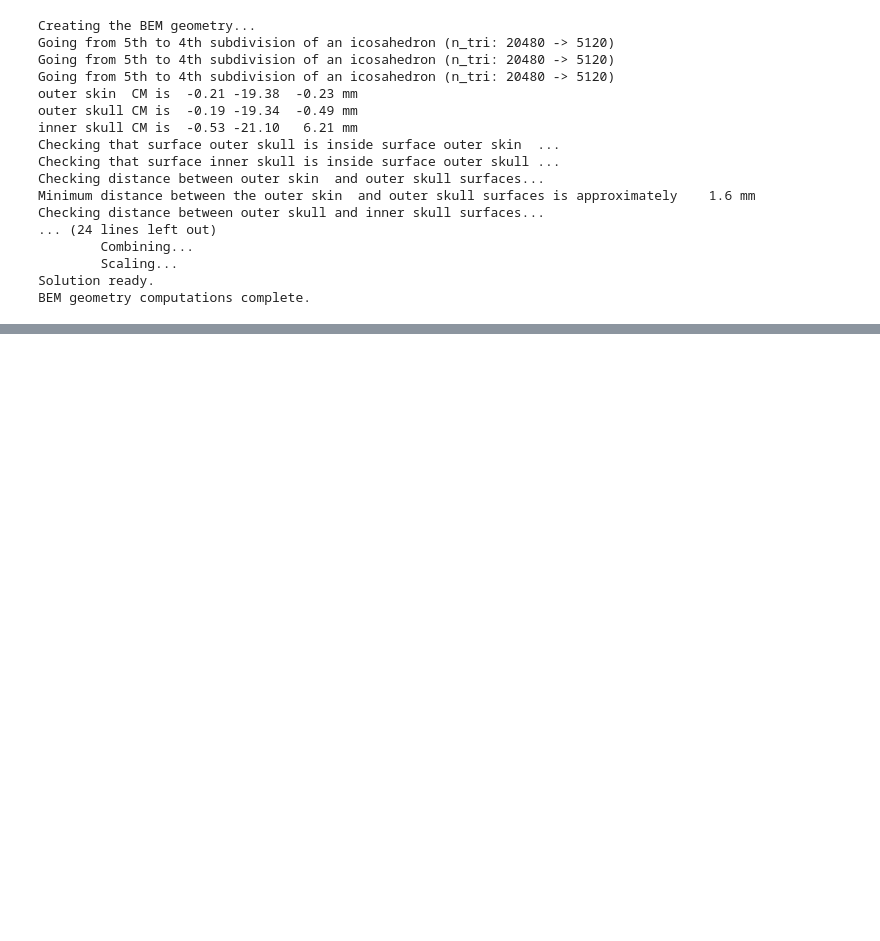
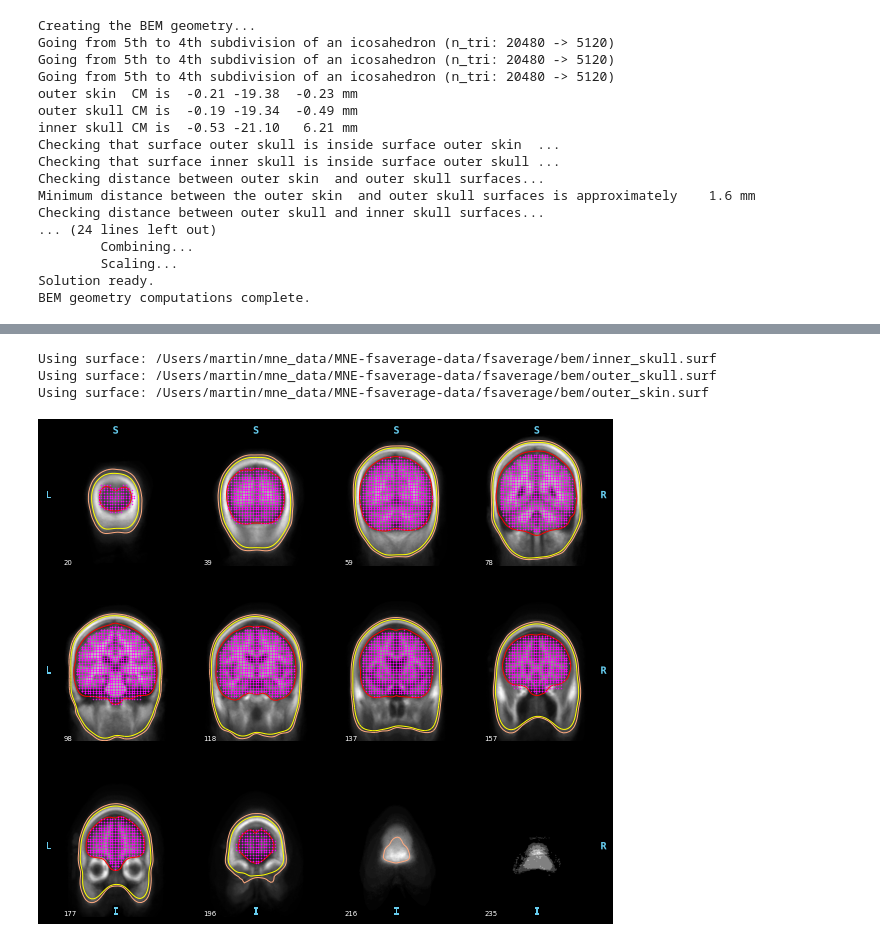
Before and after one commit to lauraflyra/neurolib, a Jupyter notebook: ni_eeg_forward_project/playground_dev/src_space_setup.ipynb, the cells around one changed output, grey strips where cells are left out. Drawn from its saved outputs; the diff is of its cells as text; code cells hidden in the pictures; blank space fills up the shorter version.

```diff
--- a/ni_eeg_forward_project/playground_dev/src_space_setup.ipynb
+++ b/ni_eeg_forward_project/playground_dev/src_space_setup.ipynb
@@ -4,5 +5,5 @@ import os.path as op
 # %%
-fs_dir = "/home/lauraflyra/Documents/BCCN/NI_project/MNE-fsaverage-data/"
+fs_dir = "/Users/martin/mne_data/MNE-fsaverage-data/"
 subject_dir = op.dirname(fs_dir)
 
 subject = 'fsaverage'
@@ -50,0 +79,7 @@ Surface extent:
+# %%
+mne.viz.plot_bem(src=src, subject=subject);
+# %% [output]
+Using surface: /Users/martin/mne_data/MNE-fsaverage-data/fsaverage/bem/inner_skull.surf
+Using surface: /Users/martin/mne_data/MNE-fsaverage-data/fsaverage/bem/outer_skull.surf
+Using surface: /Users/martin/mne_data/MNE-fsaverage-data/fsaverage/bem/outer_skin.surf
+[figure, added]
```
Also changed, not shown: parts of 10 cells of this notebook, 4 other files.
